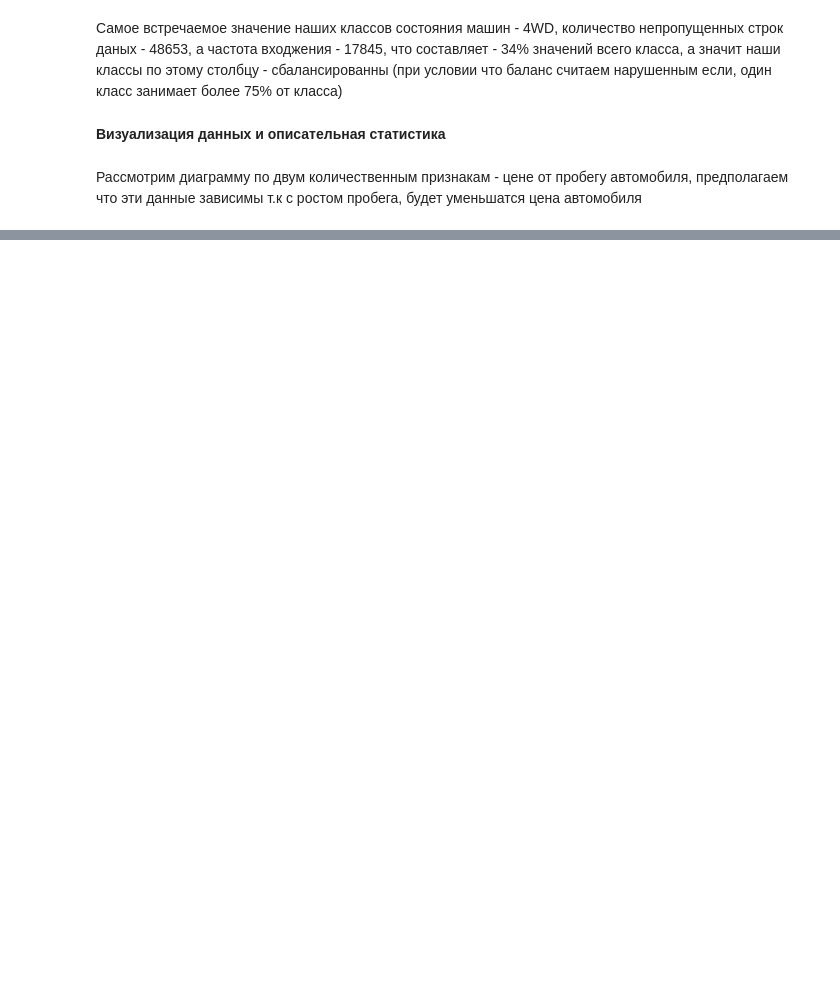
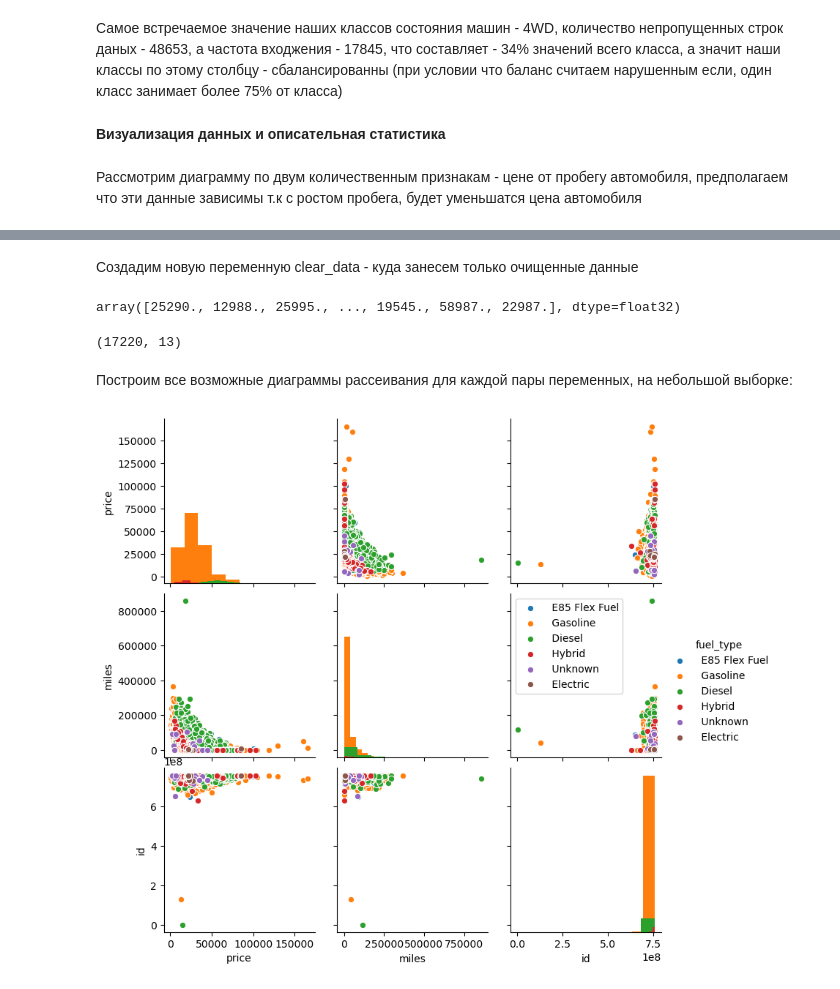
Before and after one commit to SlavikLenkin/MachineLearning, a Jupyter notebook: MachineLearning.ipynb, the cells around one changed output, grey strips where cells are left out. Saved outputs shown, nothing was run; the diff lists cells and outputs as text; code cells hidden in the pictures; blank space fills up the shorter version.

```diff
--- a/MachineLearning.ipynb
+++ b/MachineLearning.ipynb
@@ -273,0 +387,2 @@ full_data.iloc[:,:13].describe(include="all")
+# %% [markdown]
+Создадим новую переменную clear_data - куда занесем только очищенные данные
@@ -273,0 +391,24 @@ full_data.iloc[:,:13].describe(include="all")
+# %%
+x
+# %% [output]
+array([25290., 12988., 25995., ..., 19545., 58987., 22987.], dtype=float32)
+# %%
+rows_to_drop = full_dataC[
+    (full_dataC['price'] < full_dataC['price'].quantile(0.005)) | (full_dataC['price'] > full_dataC['price'].quantile(0.995)) |
+    (full_dataC['miles']  < full_dataC['miles'].quantile(0.500)) | (full_dataC['miles']  > full_dataC['miles'].quantile(0.995))].index
+clear_data = full_dataC.drop(rows_to_drop)
+
+
+clear_data.shape
+# %% [output]
+(17220, 13)
+# %% [markdown]
+Построим все возможные диаграммы рассеивания для каждой пары переменных, на небольшой выборке:
+# %%
+np.random.seed(73)
+random_subset = np.random.choice(np.arange(full_dataC.shape[0]), size=10000, replace=False)
+sns.pairplot(full_dataC.iloc[random_subset], hue='fuel_type', diag_kind='hist')
+plt.legend()
+pass
+# %% [output]
+[figure, added]
```
Also changed, not shown: parts of 40 cells of this notebook.
